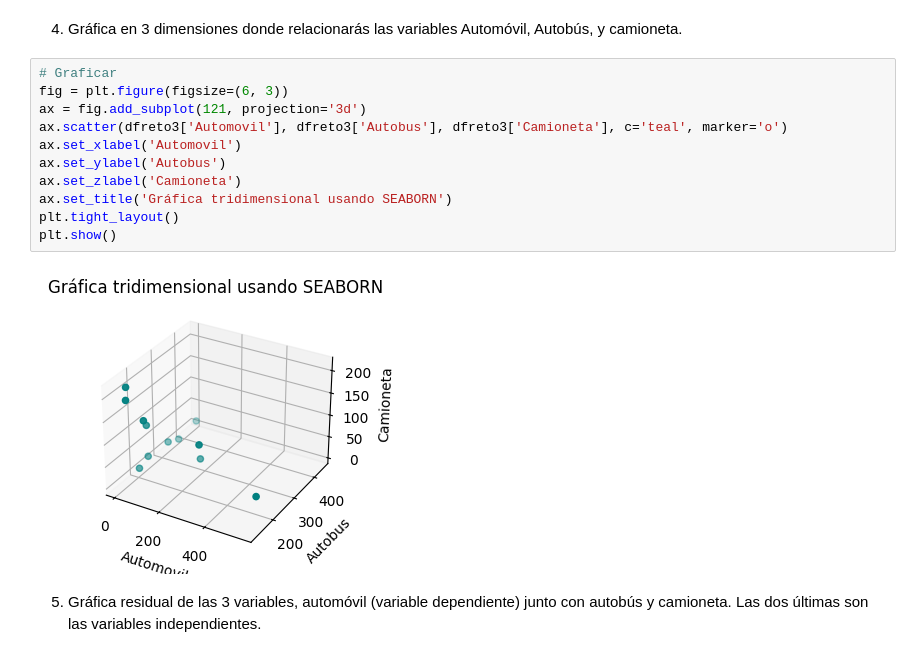
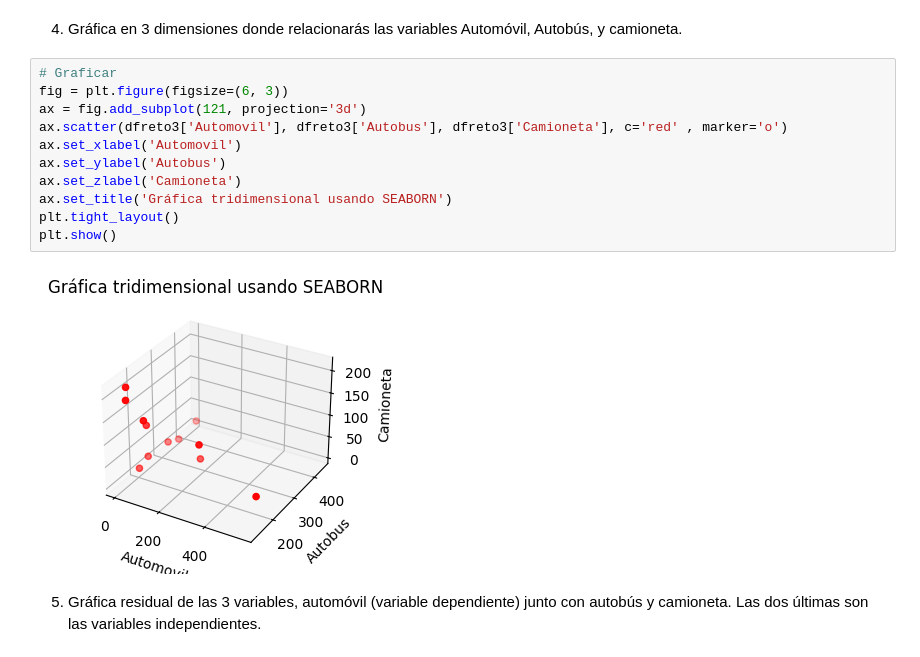
Before and after one commit to jcml002/SC51_Reto_JCMedina, a Jupyter notebook: SC51_Reto_MedinaJuanCarlos.ipynb, the cells around one changed output. Cells and saved outputs as stored; diff of their text form.

```diff
--- a/SC51_Reto_MedinaJuanCarlos.ipynb
+++ b/SC51_Reto_MedinaJuanCarlos.ipynb
@@ -72,16 +76,16 @@ plt.show()
 # %%
 # Graficar
 fig = plt.figure(figsize=(6, 3))
 ax = fig.add_subplot(121, projection='3d')
-ax.scatter(dfreto3['Automovil'], dfreto3['Autobus'], dfreto3['Camioneta'], c='teal', marker='o')
+ax.scatter(dfreto3['Automovil'], dfreto3['Autobus'], dfreto3['Camioneta'], c='red' , marker='o')
 ax.set_xlabel('Automovil')
 ax.set_ylabel('Autobus')
 ax.set_zlabel('Camioneta')
 ax.set_title('Gráfica tridimensional usando SEABORN')
 plt.tight_layout()
 plt.show()
 # %% [output]
-[figure, old version]
+[figure, new version]
 # %% [markdown]
 5. Gráfica residual de las 3 variables, automóvil (variable dependiente) junto con autobús y camioneta. Las dos últimas son las variables independientes.
 # %%
```
Also changed, not shown: parts of 11 cells of this notebook.
